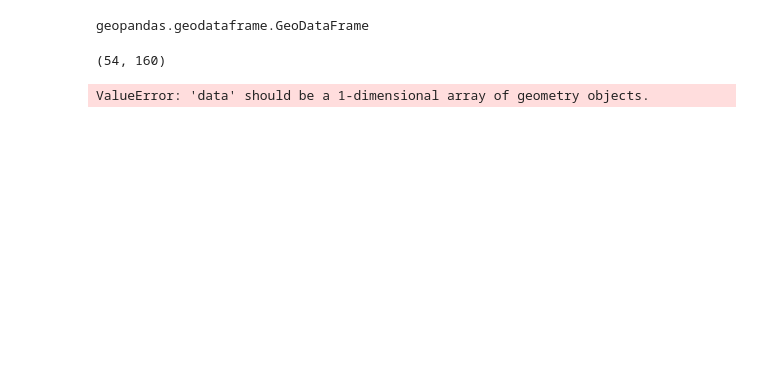
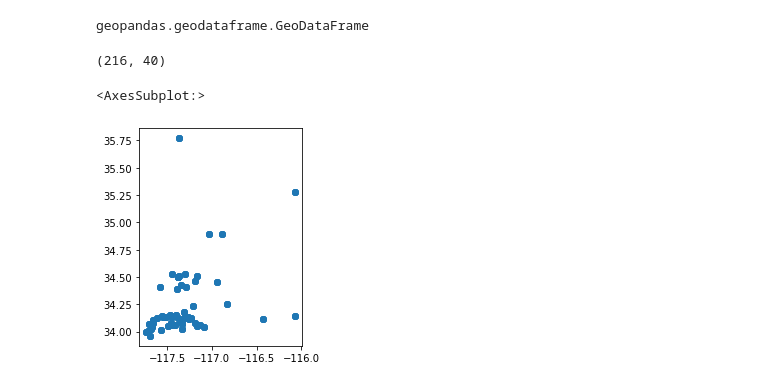
Before and after one commit to nnasr001/PBPL280S21Project1, a Jupyter notebook: Schoolsproject.ipynb, the cells around one changed output. Cells and saved outputs as stored; diff of their text form; code cells hidden in the pictures; blank space fills up the shorter version.

Commit message:
creating df for counties and adding graduation rates

```diff
--- a/Schoolsproject.ipynb
+++ b/Schoolsproject.ipynb
@@ -274,5 +288,5 @@ rivcoschools.plot()
 # %%
-counties = pandas.concat([sdschools, rivcoschools, sbschools, ocschools], axis = 1)
+counties = pandas.concat([sdschools, rivcoschools, sbschools, ocschools], axis = 0)
 # %%
 type(counties)
 # %% [output]
@@ -280,8 +294,11 @@ geopandas.geodataframe.GeoDataFrame
 # %%
 counties.shape
 # %% [output]
-(54, 160)
+(216, 40)
 # %%
 counties = geopandas.GeoDataFrame(counties, geometry = "geometry_y")
-# %% [output]
-ValueError: 'data' should be a 1-dimensional array of geometry objects.
+# %%
+counties.plot()
+# %% [output]
+<AxesSubplot:>
+[figure, added]
```
Also changed, not shown: parts of 3 cells of this notebook.
